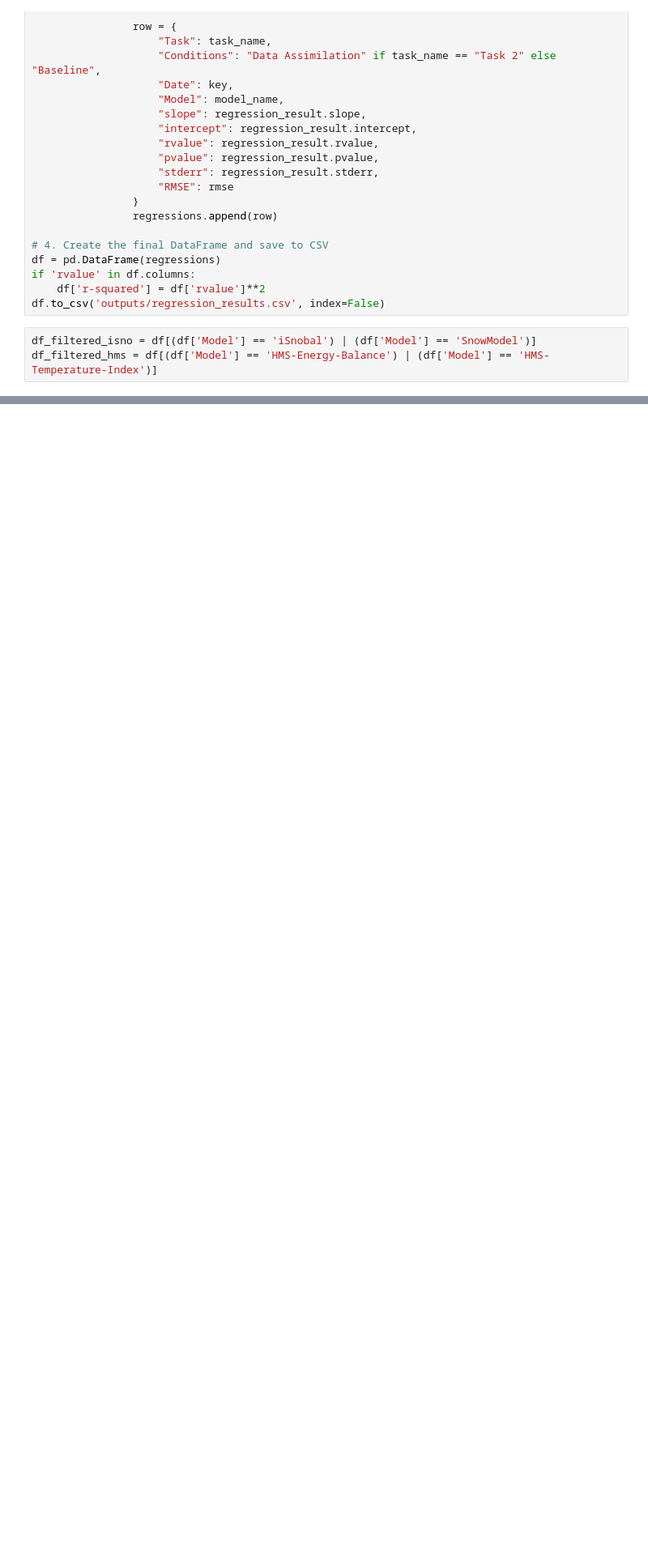
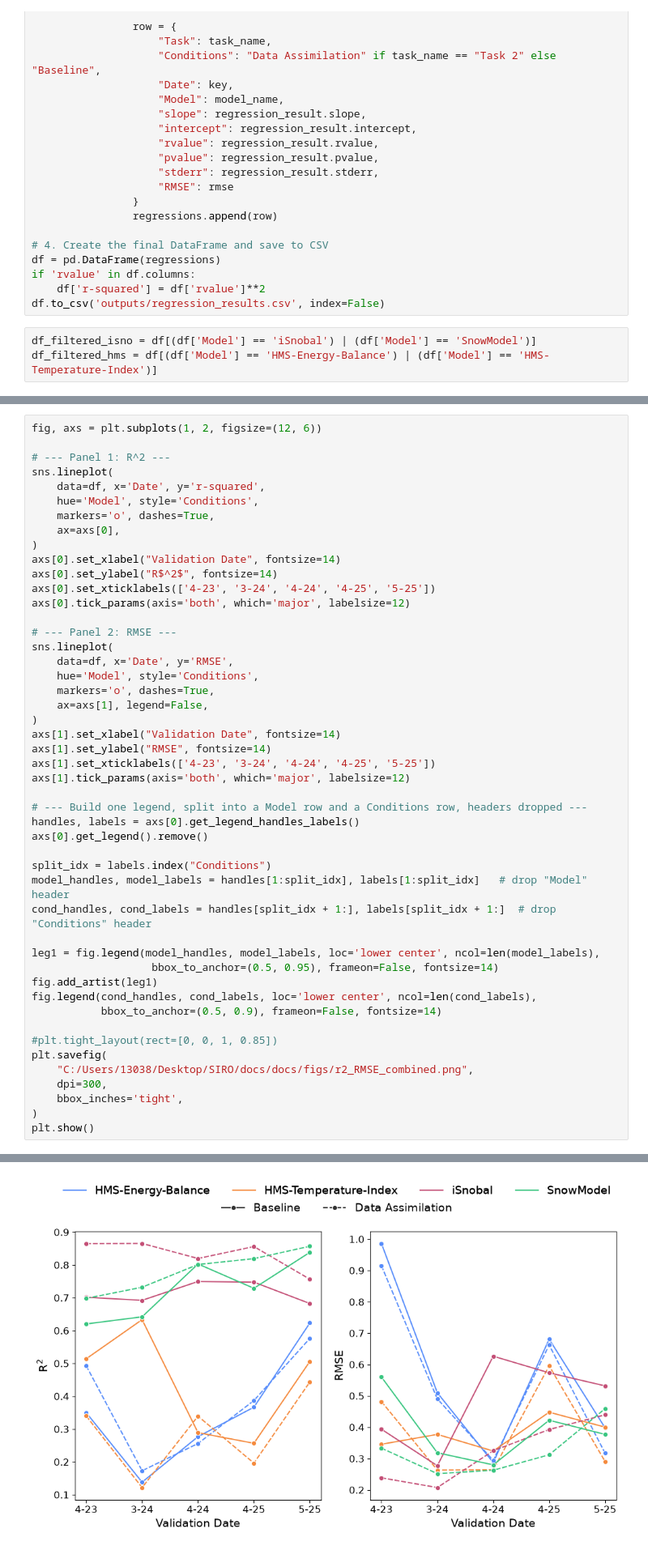
Before and after one commit to naniciafone/SIRO, a Jupyter notebook: analysis_notebooks/regressions.ipynb, the cells around one changed output, grey strips where cells are left out. Shown at 81% size. Cells and saved outputs as stored; diff of their text form; blank space fills up the shorter version.

```diff
--- a/analysis_notebooks/regressions.ipynb
+++ b/analysis_notebooks/regressions.ipynb
@@ -326,0 +160,49 @@ def create_regression_plot(YYYYMMDD, plot_title):
+# %%
+fig, axs = plt.subplots(1, 2, figsize=(12, 6))
+
+# --- Panel 1: R^2 ---
+sns.lineplot(
+    data=df, x='Date', y='r-squared',
+    hue='Model', style='Conditions',
+    markers='o', dashes=True,
+    ax=axs[0],
+)
+axs[0].set_xlabel("Validation Date", fontsize=14)
+axs[0].set_ylabel("R$^2$", fontsize=14)
+axs[0].set_xticklabels(['4-23', '3-24', '4-24', '4-25', '5-25'])
+axs[0].tick_params(axis='both', which='major', labelsize=12)
+
+# --- Panel 2: RMSE ---
+sns.lineplot(
+    data=df, x='Date', y='RMSE',
+    hue='Model', style='Conditions',
+    markers='o', dashes=True,
+    ax=axs[1], legend=False,
+)
+axs[1].set_xlabel("Validation Date", fontsize=14)
+axs[1].set_ylabel("RMSE", fontsize=14)
+axs[1].set_xticklabels(['4-23', '3-24', '4-24', '4-25', '5-25'])
+axs[1].tick_params(axis='both', which='major', labelsize=12)
+
+# --- Build one legend, split into a Model row and a Conditions row, headers dropped ---
+handles, labels = axs[0].get_legend_handles_labels()
+axs[0].get_legend().remove()
+
+split_idx = labels.index("Conditions")
+model_handles, model_labels = handles[1:split_idx], labels[1:split_idx]   # drop "Model" header
+cond_handles, cond_labels = handles[split_idx + 1:], labels[split_idx + 1:]  # drop "Conditions" header
+
+leg1 = fig.legend(model_handles, model_labels, loc='lower center', ncol=len(model_labels),
+                   bbox_to_anchor=(0.5, 0.95), frameon=False, fontsize=14)
+fig.add_artist(leg1)
+fig.legend(cond_handles, cond_labels, loc='lower center', ncol=len(cond_labels),
+           bbox_to_anchor=(0.5, 0.9), frameon=False, fontsize=14)
+
+#plt.tight_layout(rect=[0, 0, 1, 0.85])
+plt.savefig(
+    "C:/Users/13038/Desktop/SIRO/docs/docs/figs/r2_RMSE_combined.png",
+    dpi=300,
+    bbox_inches='tight',
+)
+plt.show()
+# %% [output]
@@ -327,3 +213,4 @@ def create_regression_plot(YYYYMMDD, plot_title):
+[figure, added]
 # %%
 from matplotlib.lines import Line2D
 
```
Also changed, not shown: parts of 17 cells of this notebook, 8 other files.
